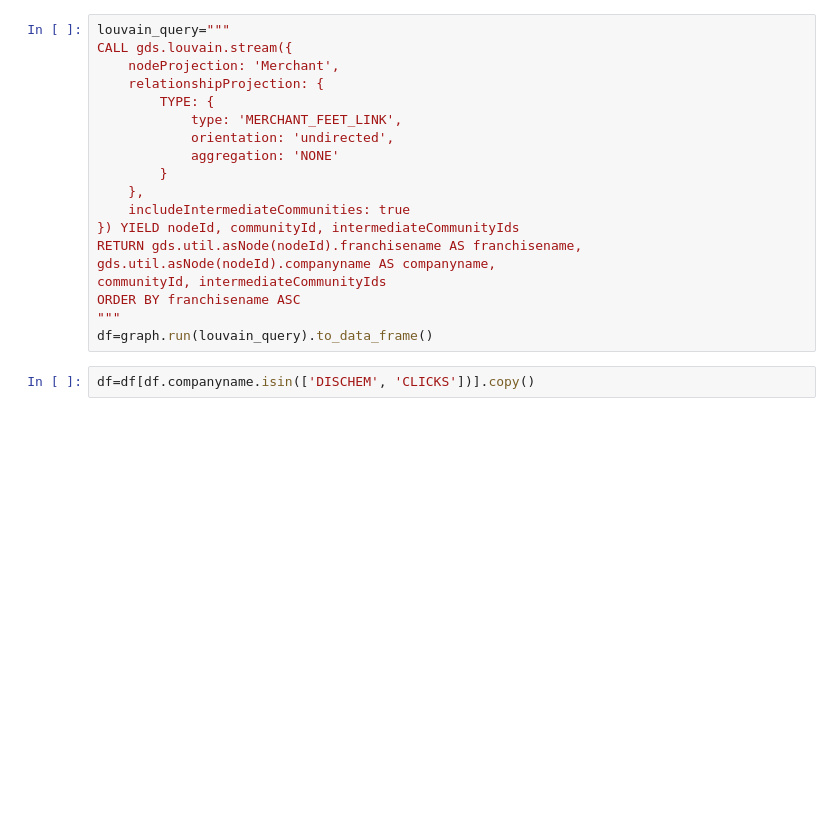
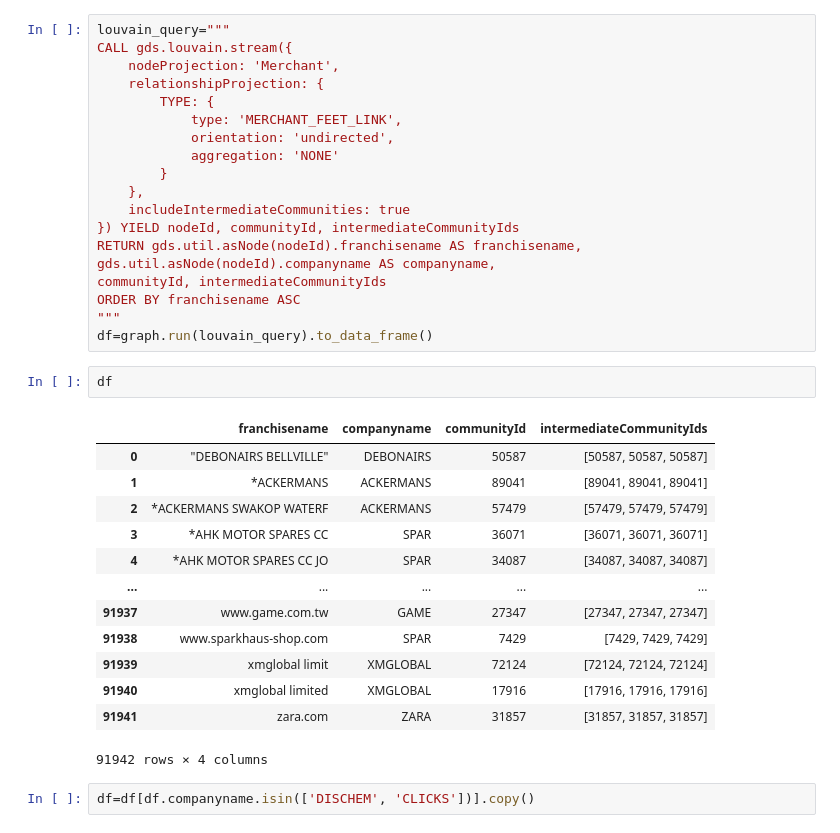
Before and after one commit to ChristoGH/graphing, a Jupyter notebook: neo4j_ds_communityDetection.ipynb, the cells around one changed output. Drawn from its saved outputs; the diff is of its cells as text; blank space fills up the shorter version.

```diff
--- a/neo4j_ds_communityDetection.ipynb
+++ b/neo4j_ds_communityDetection.ipynb
@@ -34,5 +38,21 @@ communityId, intermediateCommunityIds
 ORDER BY franchisename ASC
 """
 df=graph.run(louvain_query).to_data_frame()
+# %%
+df
+# %% [output]
+|  | franchisename | companyname | communityId | intermediateCommunityIds |
+| 0 | "DEBONAIRS BELLVILLE" | DEBONAIRS | 50587 | [50587, 50587, 50587] |
+| 1 | *ACKERMANS | ACKERMANS | 89041 | [89041, 89041, 89041] |
+| 2 | *ACKERMANS SWAKOP WATERF | ACKERMANS | 57479 | [57479, 57479, 57479] |
+| 3 | *AHK MOTOR SPARES CC | SPAR | 36071 | [36071, 36071, 36071] |
+| 4 | *AHK MOTOR SPARES CC JO | SPAR | 34087 | [34087, 34087, 34087] |
+| ... | ... | ... | ... | ... |
+| 91937 | www.game.com.tw | GAME | 27347 | [27347, 27347, 27347] |
+| 91938 | www.sparkhaus-shop.com | SPAR | 7429 | [7429, 7429, 7429] |
+| 91939 | xmglobal limit | XMGLOBAL | 72124 | [72124, 72124, 72124] |
+| 91940 | xmglobal limited | XMGLOBAL | 17916 | [17916, 17916, 17916] |
+| 91941 | zara.com | ZARA | 31857 | [31857, 31857, 31857] |
+91942 rows × 4 columns
 # %%
 df=df[df.companyname.isin(['DISCHEM', 'CLICKS'])].copy()
```
Also changed, not shown: parts of 9 cells of this notebook, 23 other files.
